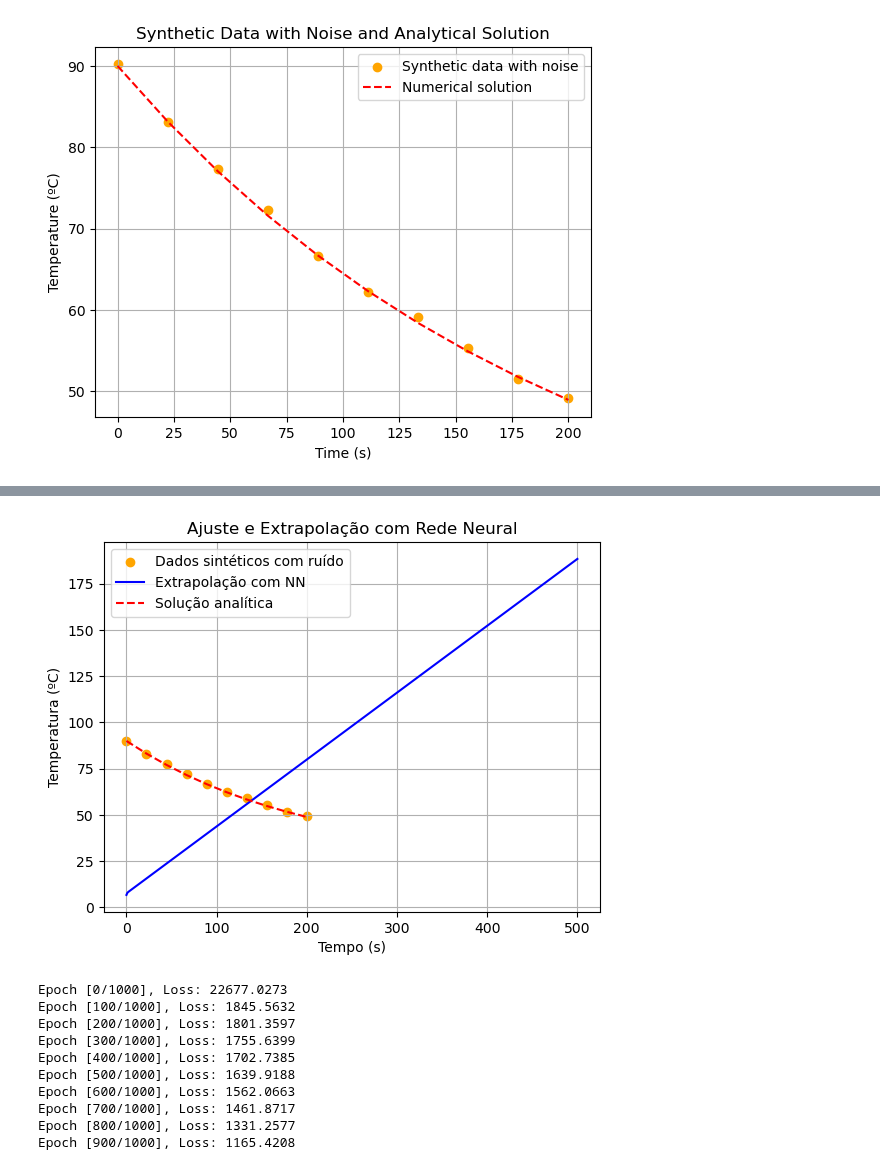
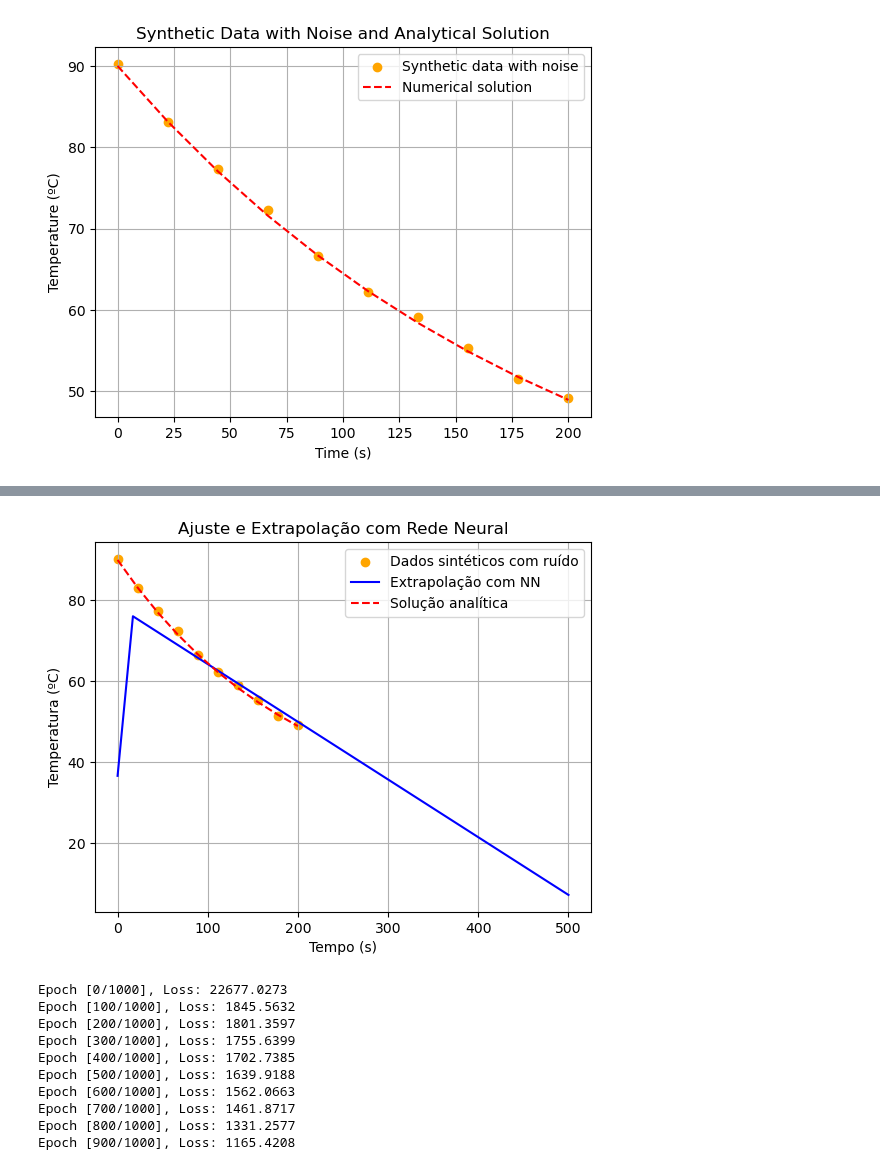
Before and after one commit to brunamendesfis/Computational_Physics, a Jupyter notebook: Redes_Neurais/Atividade_04/Exercício_01.ipynb, the cells around one changed output, grey strips where cells are left out. Cells and saved outputs as stored; diff of their text form; code cells hidden in the pictures.

```diff
--- a/Redes_Neurais/Atividade_04/Exercício_01.ipynb
+++ b/Redes_Neurais/Atividade_04/Exercício_01.ipynb
@@ -147,17 +147,16 @@ y_train = tf.convert_to_tensor(synthetic_data.reshape(-1, 1), dtype=tf.float32)
 # Definindo a arquitetura da rede neural
 model = models.Sequential([
     layers.Input(shape=(1,)),
-    layers.Dense(5, activation='relu'),
     layers.Dense(2, activation='relu'),
-    layers.Dense(5, activation='relu'),
+    layers.Dense(2, activation='relu'),
     layers.Dense(1)
 ])
 
 # Compilando o modelo
-model.compile(optimizer='adam', loss='mse')
+model.compile(optimizer=tf.keras.optimizers.Adam(learning_rate=0.0069), loss='mse')
 
 # Treinando a rede
-model.fit(X_train, y_train, epochs=1000, verbose=True)
+model.fit(X_train, y_train, epochs=800, verbose=True)
 
 # Extrapolando a rede neural
 X_test = np.linspace(0, 500, 500).reshape(-1, 1)
@@ -195,4 +194,4 @@ Epoch 1000/1000
-[figure, old version]
+[figure, new version]
 # %%
 class PINN(tf.keras.Model):
     def __init__(self, r=0.005):
```
Also changed, not shown: parts of 1 cell of this notebook.
